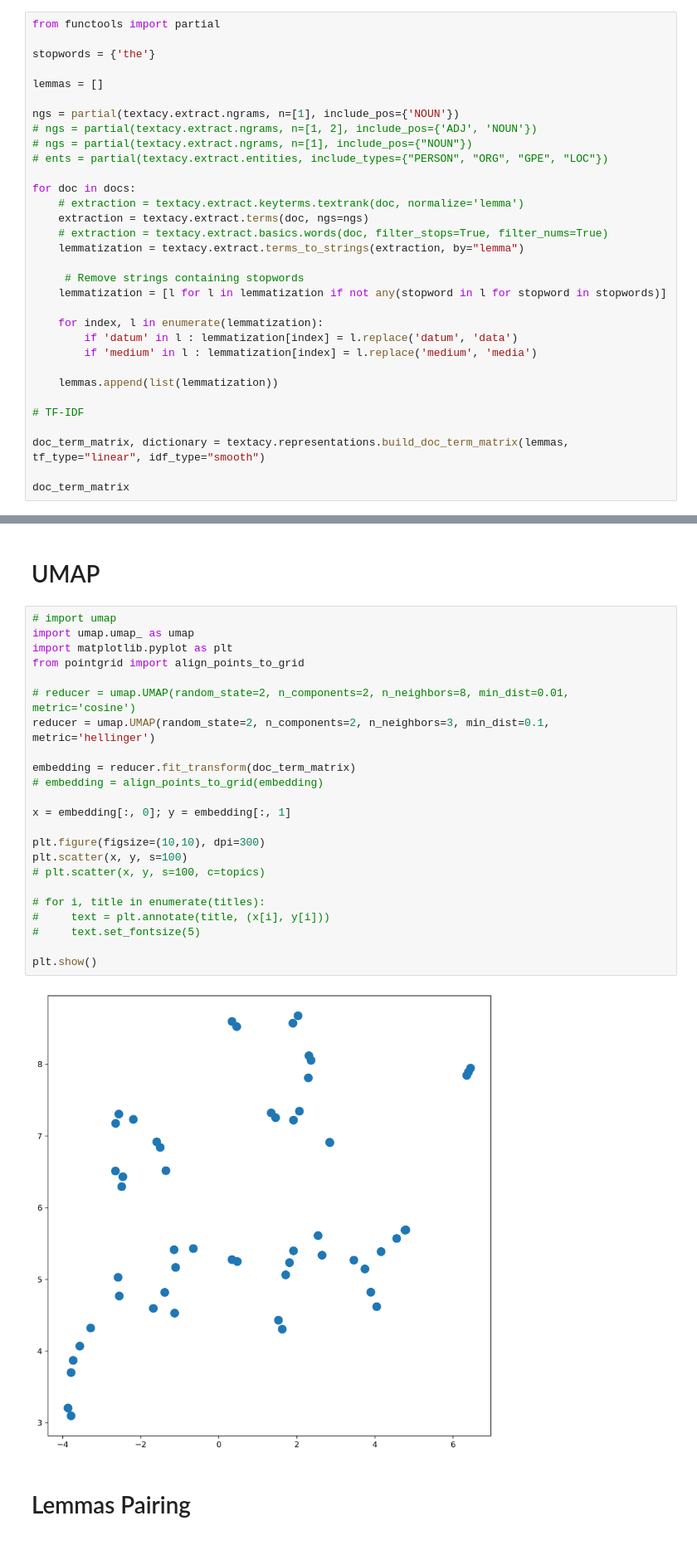
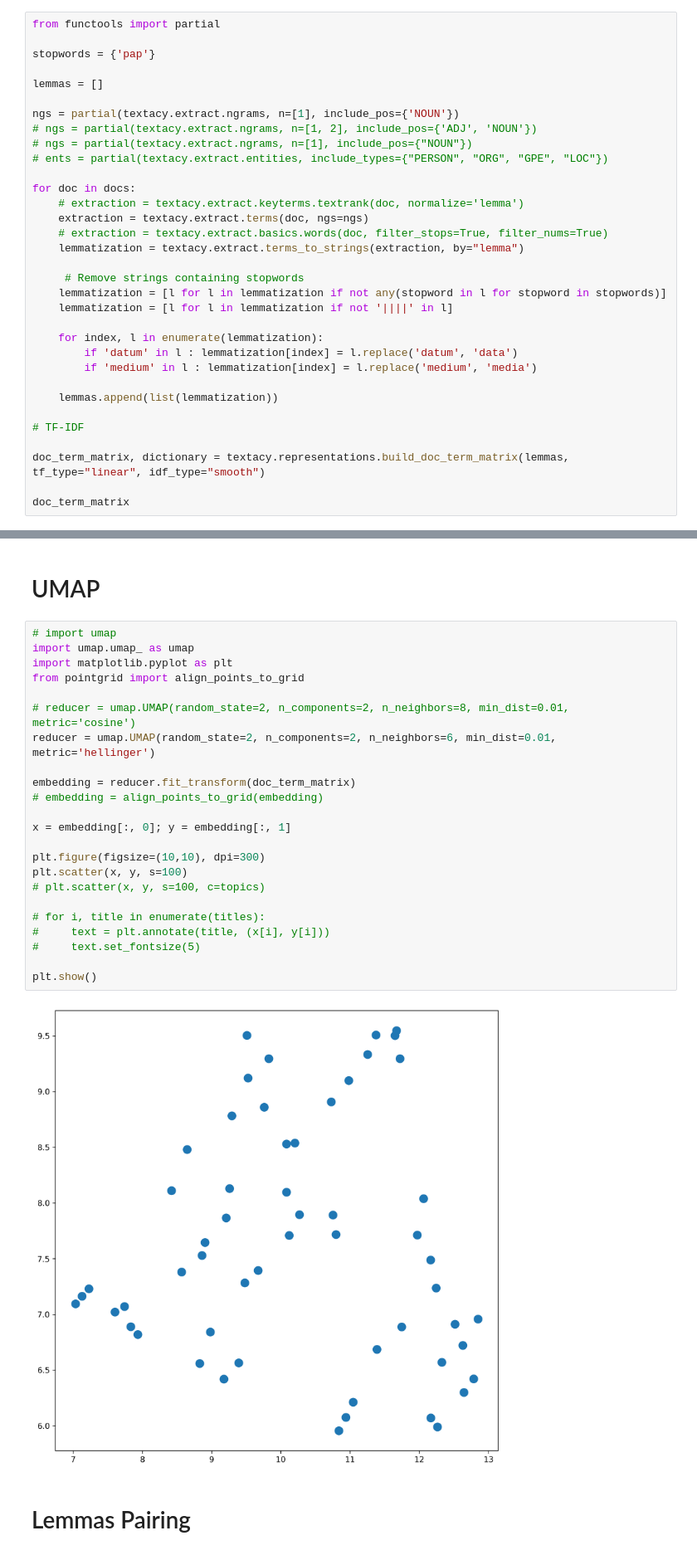
Before and after one commit to rodighiero/Charles-S-Peirce-PAP, a Jupyter notebook: data/analysis.ipynb, the cells around one changed output, grey strips where cells are left out. Shown: that part at 83% size. Drawn from its saved outputs; the diff is of its cells as text.

```diff
--- a/data/analysis.ipynb
+++ b/data/analysis.ipynb
@@ -48,7 +48,7 @@ for index, text in enumerate(texts):
 # %%
 from functools import partial
 
-stopwords = {'the'}
+stopwords = {'pap'}
 
 lemmas = []
 
@@ -65,6 +65,7 @@ for doc in docs:
 
      # Remove strings containing stopwords
     lemmatization = [l for l in lemmatization if not any(stopword in l for stopword in stopwords)]
+    lemmatization = [l for l in lemmatization if not '||||' in l]
 
     for index, l in enumerate(lemmatization):
         if 'datum' in l : lemmatization[index] = l.replace('datum', 'data')
@@ -85,28 +86,28 @@ doc_term_matrix
 # %%
 # import umap
 import umap.umap_ as umap
 import matplotlib.pyplot as plt
 from pointgrid import align_points_to_grid
 
 # reducer = umap.UMAP(random_state=2, n_components=2, n_neighbors=8, min_dist=0.01, metric='cosine')
-reducer = umap.UMAP(random_state=2, n_components=2, n_neighbors=3, min_dist=0.1, metric='hellinger')
+reducer = umap.UMAP(random_state=2, n_components=2, n_neighbors=6, min_dist=0.01, metric='hellinger')
 
 embedding = reducer.fit_transform(doc_term_matrix)
 # embedding = align_points_to_grid(embedding)
 
 x = embedding[:, 0]; y = embedding[:, 1]
 
 plt.figure(figsize=(10,10), dpi=300)
 plt.scatter(x, y, s=100)
 # plt.scatter(x, y, s=100, c=topics)
 
 # for i, title in enumerate(titles):
 #     text = plt.annotate(title, (x[i], y[i]))
 #     text.set_fontsize(5)
 
 plt.show()
 # %% [output]
-[figure, old version]
+[figure, new version]
 # %% [markdown]
 # Lemmas Pairing
 # %%
```
Also changed, not shown: parts of 4 cells of this notebook, 12 other files.
